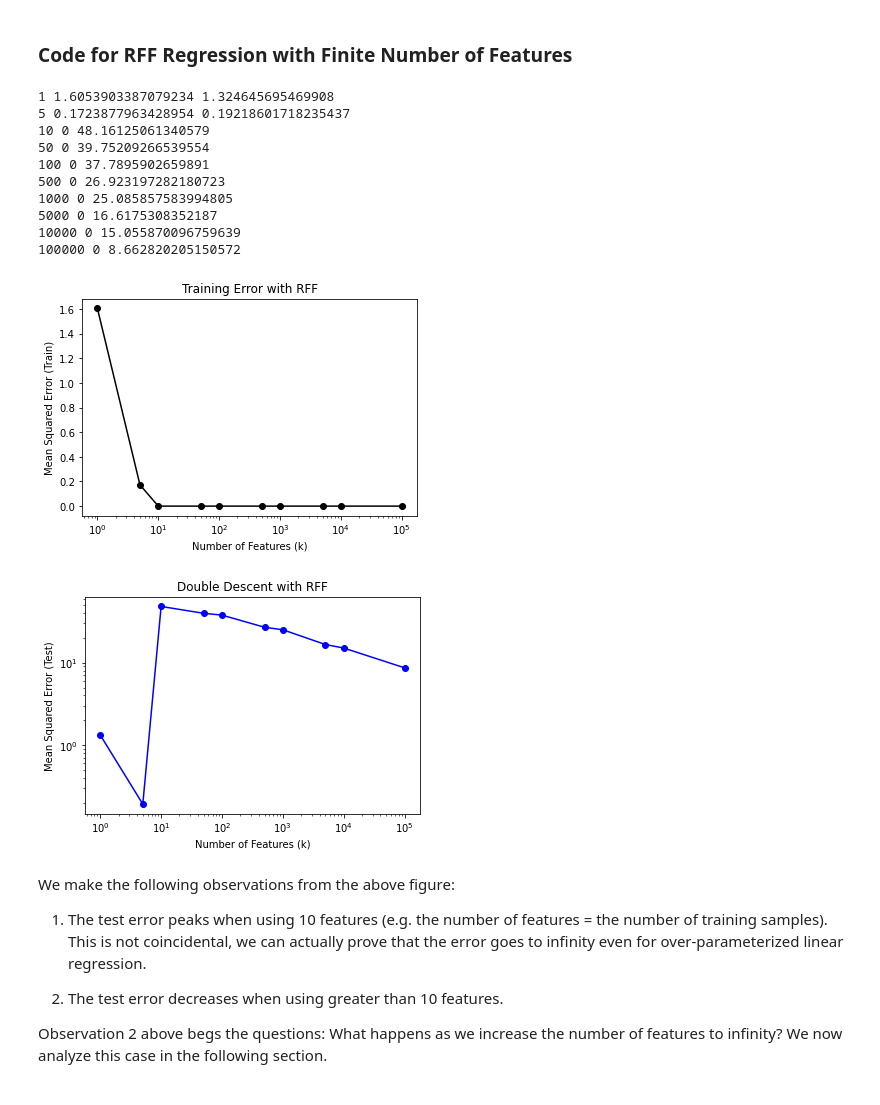
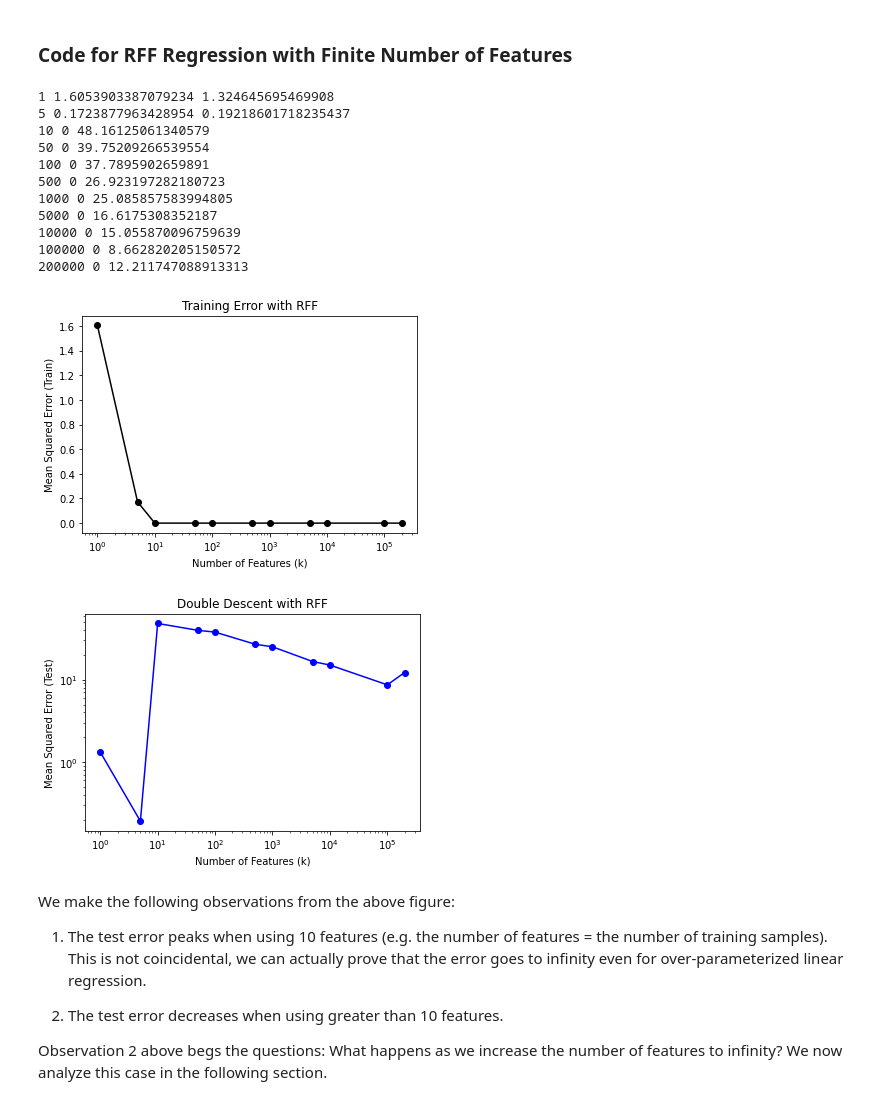
Before and after one commit to aradha5772/deep_learning_theory_tutorial, a Jupyter notebook: DoubleDescentTutorial.ipynb, the cells around one changed output. Saved outputs shown, nothing was run; the diff lists cells and outputs as text; code cells hidden in the pictures.

```diff
--- a/DoubleDescentTutorial.ipynb
+++ b/DoubleDescentTutorial.ipynb
@@ -63,7 +63,7 @@ def RFF(X, V, k=100):
 
 
 # Vary the number of RFF used for regression
-num_features = [1, 5, 10, 50, 100, 500, 1000, 5000, 10000, 100000]
+num_features = [1, 5, 10, 50, 100, 500, 1000, 5000, 10000, 100000, 200000]
 train_errors = []
 test_errors = []
 
@@ -89,35 +89,36 @@ for num_feat in num_features:
         train_error = 0
     train_errors.append(train_error)
     print(num_feat, train_error, test_error)
 
 
 plt.plot(num_features, train_errors, 'ko-')
 plt.title("Training Error with RFF")
 plt.xscale("log")
 plt.xlabel("Number of Features (k)")
 plt.ylabel("Mean Squared Error (Train)")
 plt.show()
 
 plt.plot(num_features, test_errors, 'bo-')
 plt.title("Double Descent with RFF")
 plt.xscale("log")
 plt.yscale("log")
 plt.xlabel("Number of Features (k)")
 plt.ylabel("Mean Squared Error (Test)")
 plt.show()
 # %% [output]
 1 1.6053903387079234 1.324645695469908
 5 0.1723877963428954 0.19218601718235437
 10 0 48.16125061340579
 50 0 39.75209266539554
 100 0 37.7895902659891
 500 0 26.923197282180723
 1000 0 25.085857583994805
 5000 0 16.6175308352187
 10000 0 15.055870096759639
 100000 0 8.662820205150572
+200000 0 12.211747088913313
-[figure, old version]
+[figure, new version]
-[figure, old version]
+[figure, new version]
 # %% [markdown]
 We make the following observations from the above figure:
 
```
Also changed, not shown: parts of 1 cell of this notebook, 2 other files.
